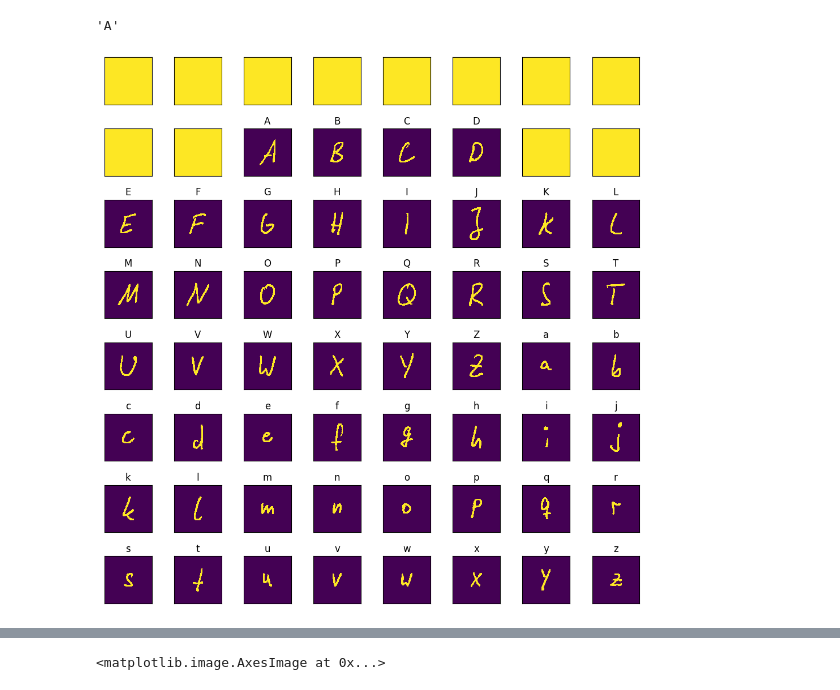
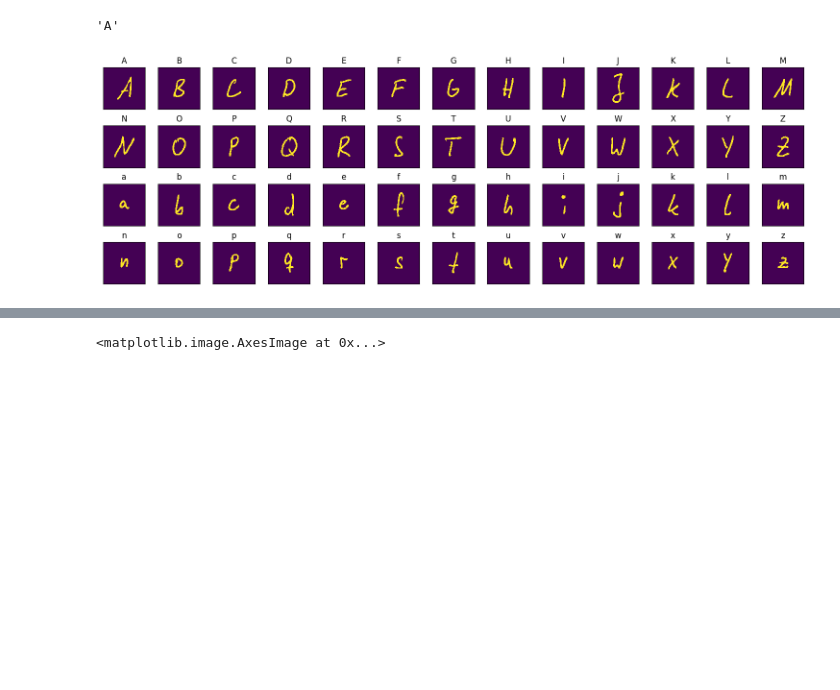
Before and after one commit to HTW-Project-Group/handwriting-recognition, a Jupyter notebook: handwriting-recognition.ipynb, the cells around one changed output, grey strips where cells are left out. Cells and saved outputs as stored; diff of their text form; code cells hidden in the pictures; blank space fills up the shorter version.

```diff
--- a/handwriting-recognition.ipynb
+++ b/handwriting-recognition.ipynb
@@ -90,21 +91,21 @@ def prepare_data(data):
 
         if isinstance(_d, tuple): data[i] = (dp, label)
         else: data[i] = dp
-    return data
+    return list(filter(lambda v: v[1] != "", data))
 
 image_data = list(map(prepare_data, image_data))
 test_data = prepare_data(test_data)
 # %%
-fig, axs = plt.subplots(nrows=8, ncols=8, figsize=(10, 10), subplot_kw={'xticks': [], 'yticks': []})
+fig, axs = plt.subplots(nrows=4, ncols=13, figsize=(15, 5), subplot_kw={'xticks': [], 'yticks': []})
 plot_data = image_data[1]
 for ax, (x, l) in zip(axs.flat, plot_data):
     ax.imshow(x, interpolation='nearest')
     ax.set_title(l)
 
 plt.tight_layout()
 plt.show()
 # %% [output]
-[figure, old version]
+[figure, new version]
 # %%
 def img_avg(imgs):
     M, _ = imgs[0][0]
```
Also changed, not shown: parts of 7 cells of this notebook.
